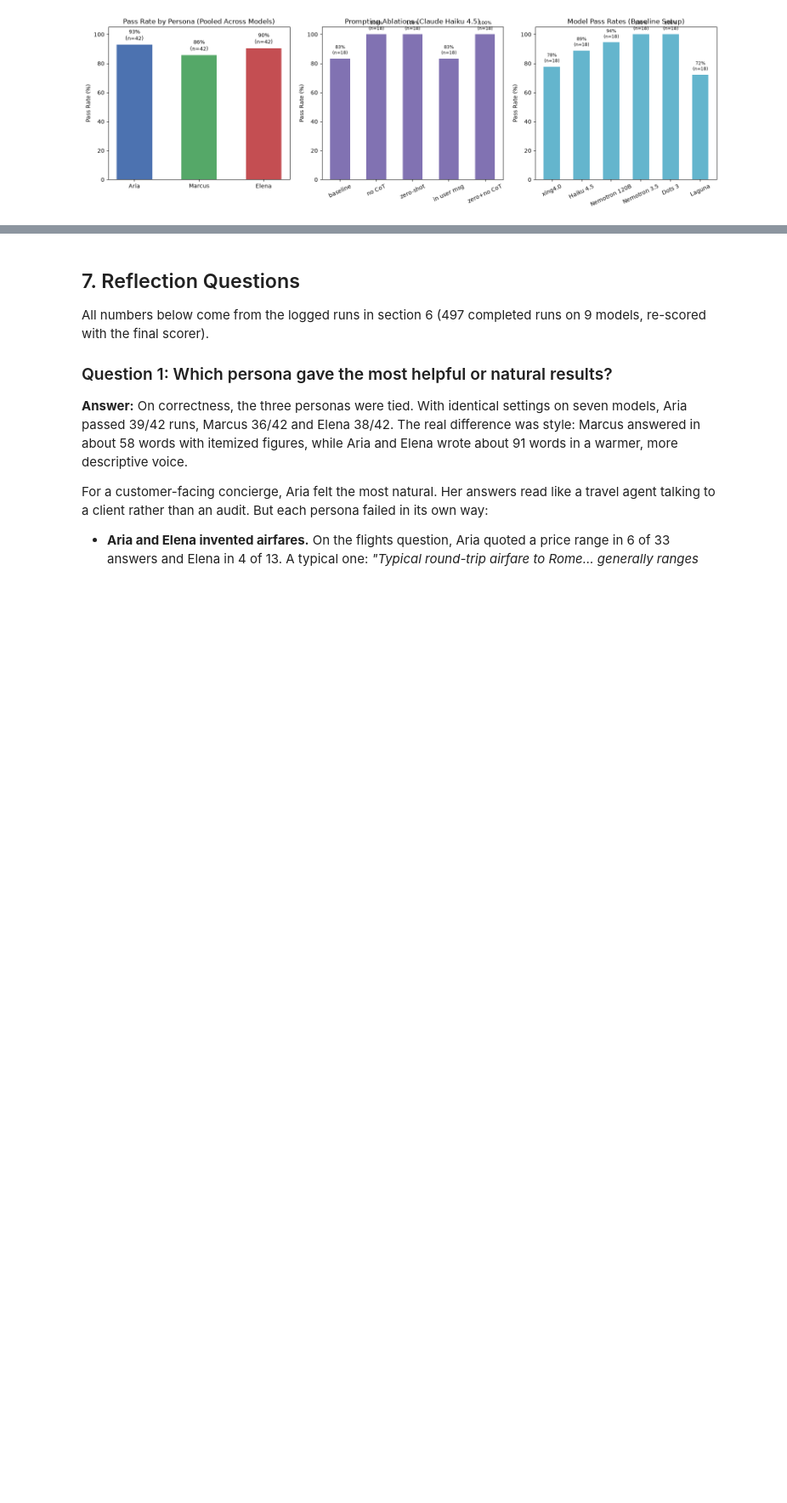
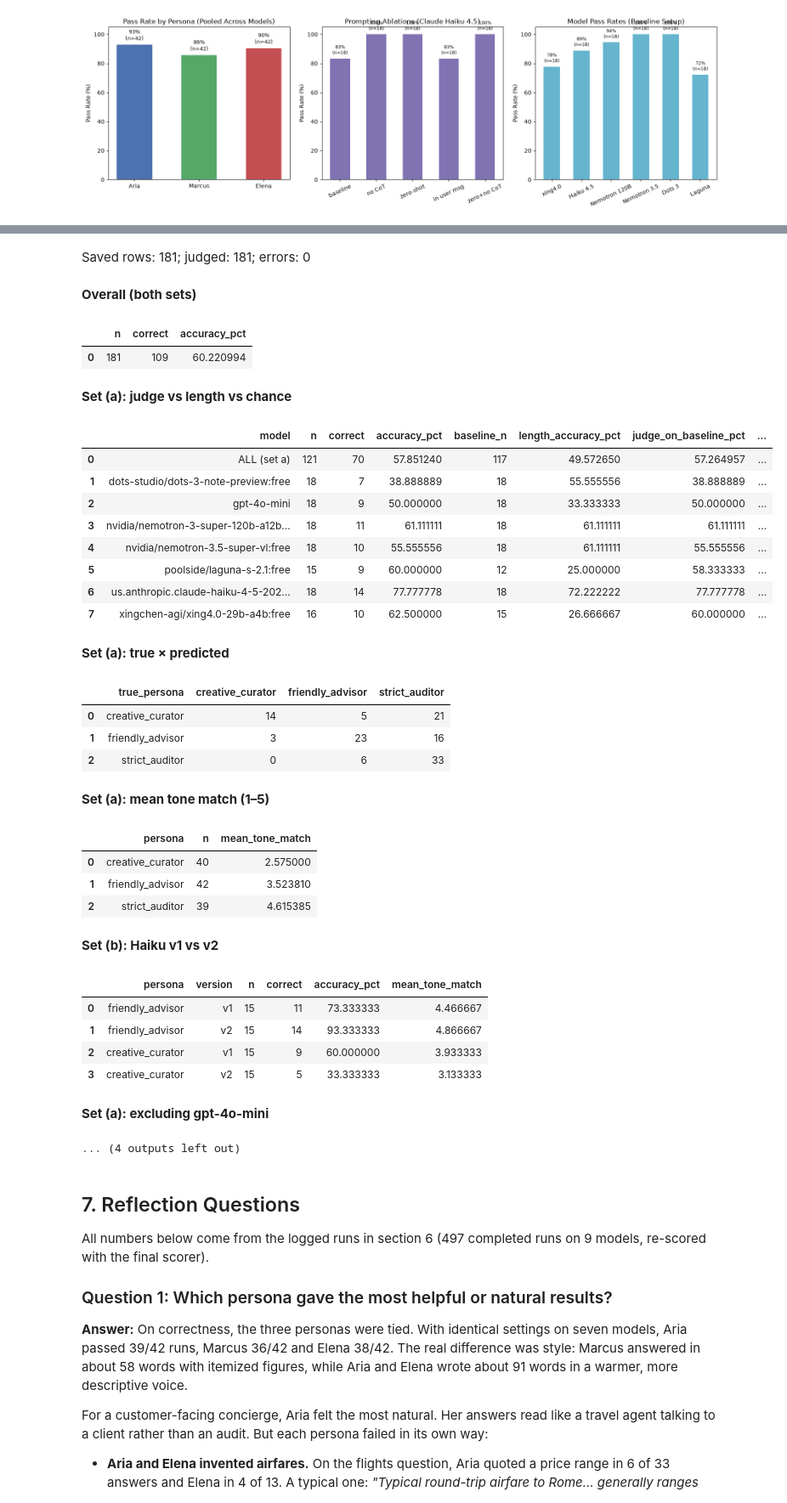
Before and after one commit to Jadjnm/WanderWise-C4-ReAct-Agent, a Jupyter notebook: c4_react_agent.ipynb, the cells around one changed output, grey strips where cells are left out. Shown at 85% size. Cells and saved outputs as stored; diff of their text form; code cells hidden in the pictures; blank space fills up the shorter version.

```diff
--- a/c4_react_agent.ipynb
+++ b/c4_react_agent.ipynb
@@ -902,3 +921,73 @@ render_experiment_charts()
+# %%
+from pathlib import Path
+from IPython.display import display, Markdown
+import pandas as pd
+import experiments as exp
+
+judge_summary = exp.summarize_persona_judge(
+    exp.load_persona_judge_results(Path("logs/c4_persona_judge.jsonl")))
+display(Markdown(f"Saved rows: {judge_summary['total_rows']}; judged: {judge_summary['judged']}; errors: {judge_summary['errors']}"))
+for title, key in [("Overall (both sets)", "overall"),
+                   ("Set (a): judge vs length vs chance", "accuracy"),
+                   ("Set (a): true × predicted", "confusion_matrix"),
+                   ("Set (a): mean tone match (1–5)", "tone_match"),
+                   ("Set (b): Haiku v1 vs v2", "persona_v2"),
+                   ("Set (a): excluding gpt-4o-mini", "excluding_gpt4o_mini"),
+                   ("Both sets: excluding gpt-4o-mini", "overall_excluding_gpt4o_mini")]:
+    display(Markdown("**" + title + "**"))
+    value = judge_summary[key]
+    display(pd.DataFrame([value] if isinstance(value, dict) else value))
+display(Markdown(judge_summary["caveat"]))
+
+# Optional offline heatmap; set True to display.
+show_persona_heatmap = False
+if show_persona_heatmap:
+    import matplotlib.pyplot as plt
+    matrix = pd.DataFrame(judge_summary["confusion_matrix"]).set_index("true_persona")
+    fig, ax = plt.subplots(figsize=(6, 4))
+    im = ax.imshow(matrix.values, cmap="Blues")
+    ax.set_xticks(range(3), matrix.columns, rotation=25, ha="right")
+    ax.set_yticks(range(3), matrix.index)
+    ax.set(xlabel="Predicted persona", ylabel="True persona", title="Blind persona identification: set (a)")
+    for i in range(3):
+        for j in range(3):
+            ax.text(j, i, str(matrix.iloc[i, j]), ha="center", va="center")
+    fig.colorbar(im, ax=ax)
+    plt.tight_layout()
+    plt.show()
+# %% [output]
+Saved rows: 181; judged: 181; errors: 0
+**Overall (both sets)**
+|  | n | correct | accuracy_pct |
+| 0 | 181 | 109 | 60.220994 |
+**Set (a): judge vs length vs chance**
+|  | model | n | correct | accuracy_pct | baseline_n | length_accuracy_pct | judge_on_baseline_pct | ... |
+| 0 | ALL (set a) | 121 | 70 | 57.851240 | 117 | 49.572650 | 57.264957 | ... |
+| 1 | dots-studio/dots-3-note-preview:free | 18 | 7 | 38.888889 | 18 | 55.555556 | 38.888889 | ... |
+| 2 | gpt-4o-mini | 18 | 9 | 50.000000 | 18 | 33.333333 | 50.000000 | ... |
+| 3 | nvidia/nemotron-3-super-120b-a12b... | 18 | 11 | 61.111111 | 18 | 61.111111 | 61.111111 | ... |
+| 4 | nvidia/nemotron-3.5-super-vl:free | 18 | 10 | 55.555556 | 18 | 61.111111 | 55.555556 | ... |
+| 5 | poolside/laguna-s-2.1:free | 15 | 9 | 60.000000 | 12 | 25.000000 | 58.333333 | ... |
+| 6 | us.anthropic.claude-haiku-4-5-202... | 18 | 14 | 77.777778 | 18 | 72.222222 | 77.777778 | ... |
+| 7 | xingchen-agi/xing4.0-29b-a4b:free | 16 | 10 | 62.500000 | 15 | 26.666667 | 60.000000 | ... |
+**Set (a): true × predicted**
+|  | true_persona | creative_curator | friendly_advisor | strict_auditor |
+| 0 | creative_curator | 14 | 5 | 21 |
+| 1 | friendly_advisor | 3 | 23 | 16 |
+| 2 | strict_auditor | 0 | 6 | 33 |
+**Set (a): mean tone match (1–5)**
+|  | persona | n | mean_tone_match |
+| 0 | creative_curator | 40 | 2.575000 |
+| 1 | friendly_advisor | 42 | 3.523810 |
+| 2 | strict_auditor | 39 | 4.615385 |
+**Set (b): Haiku v1 vs v2**
+|  | persona | version | n | correct | accuracy_pct | mean_tone_match |
+| 0 | friendly_advisor | v1 | 15 | 11 | 73.333333 | 4.466667 |
+| 1 | friendly_advisor | v2 | 15 | 14 | 93.333333 | 4.866667 |
+| 2 | creative_curator | v1 | 15 | 9 | 60.000000 | 3.933333 |
+| 3 | creative_curator | v2 | 15 | 5 | 33.333333 | 3.133333 |
+**Set (a): excluding gpt-4o-mini**
+... (4 outputs left out)
 # %% [markdown]
 ## 7. Reflection Questions
 
```
Also changed, not shown: parts of 8 cells of this notebook, 2 other files.
